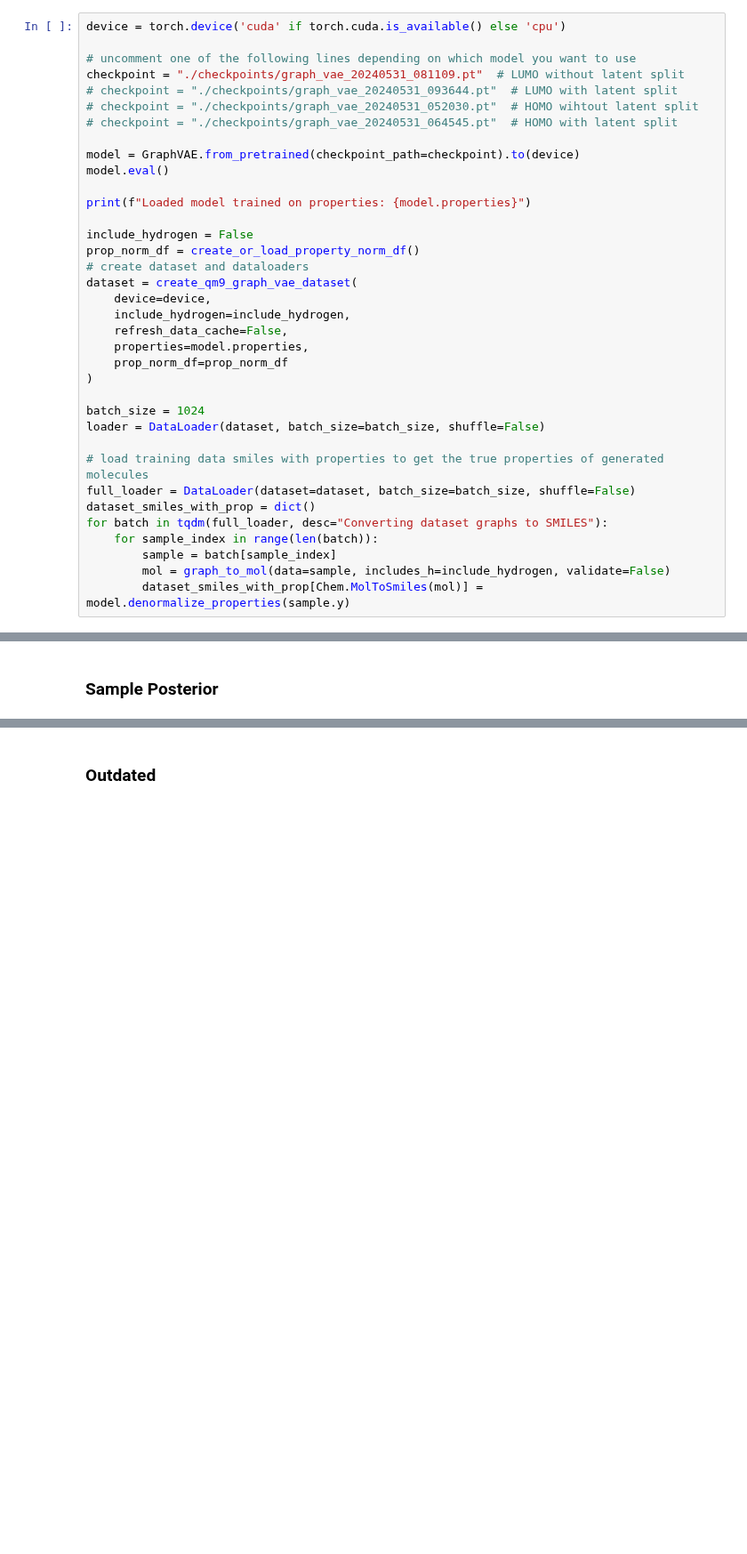
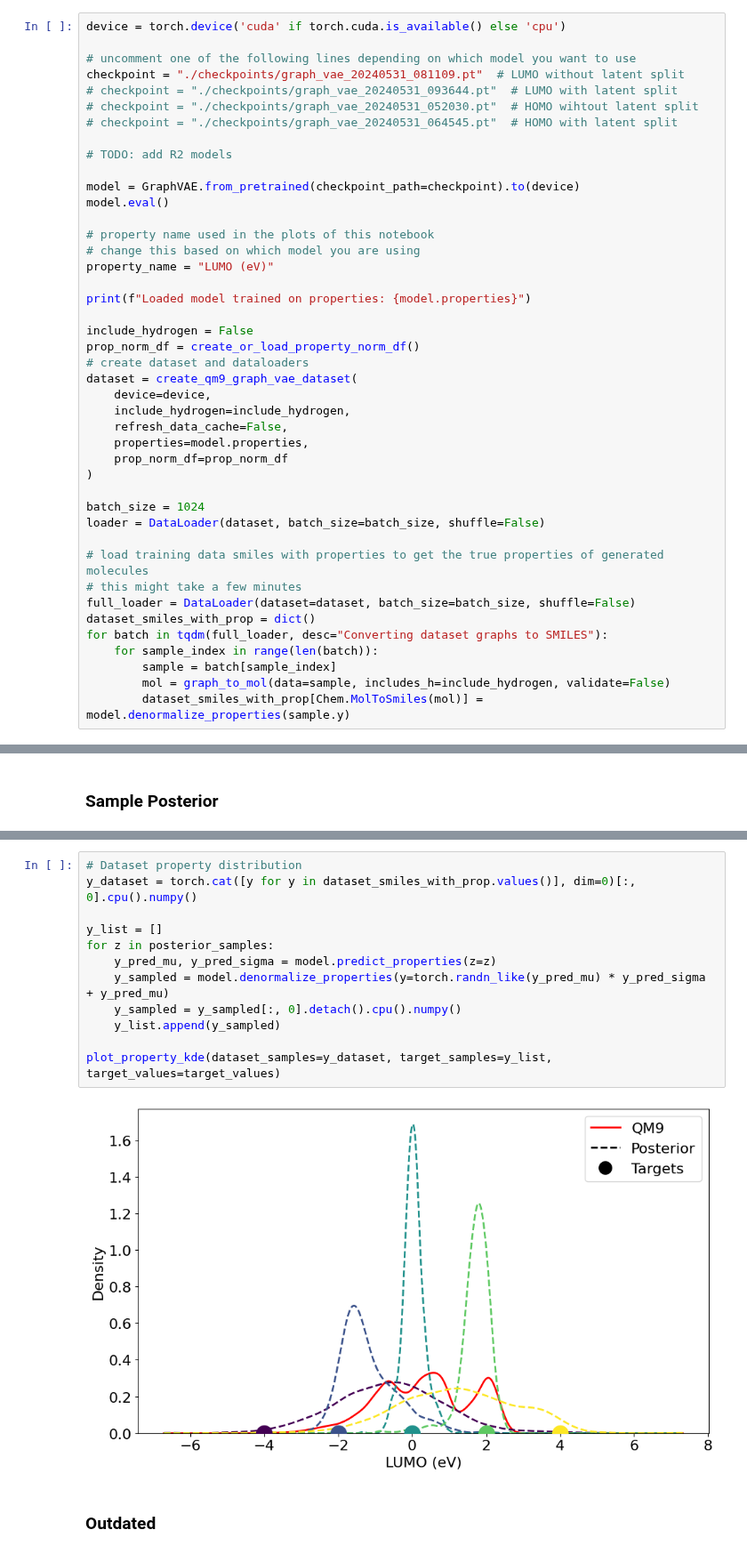
Before and after one commit to pkmtum/Molecular_Generative_Modeling, a Jupyter notebook: source/graph_vae_inverse_design.ipynb, the cells around one changed output, grey strips where cells are left out. Shown at 89% size. Cells and saved outputs as stored; diff of their text form; blank space fills up the shorter version.

Commit message:
Update inverse design notebook

```diff
--- a/source/graph_vae_inverse_design.ipynb
+++ b/source/graph_vae_inverse_design.ipynb
@@ -42,8 +43,14 @@ checkpoint = "./checkpoints/graph_vae_20240531_081109.pt"  # LUMO without latent
 # checkpoint = "./checkpoints/graph_vae_20240531_052030.pt"  # HOMO wihtout latent split
 # checkpoint = "./checkpoints/graph_vae_20240531_064545.pt"  # HOMO with latent split
 
+# TODO: add R2 models
+
 model = GraphVAE.from_pretrained(checkpoint_path=checkpoint).to(device)
 model.eval()
+
+# property name used in the plots of this notebook
+# change this based on which model you are using
+property_name = "LUMO (eV)"
 
 print(f"Loaded model trained on properties: {model.properties}")
 
@@ -62,6 +69,7 @@ batch_size = 1024
 loader = DataLoader(dataset, batch_size=batch_size, shuffle=False)
 
 # load training data smiles with properties to get the true properties of generated molecules
+# this might take a few minutes
 full_loader = DataLoader(dataset=dataset, batch_size=batch_size, shuffle=False)
 dataset_smiles_with_prop = dict()
 for batch in tqdm(full_loader, desc="Converting dataset graphs to SMILES"):
@@ -115,2 +189,16 @@ torch.Size([500, 128])
+# %%
+# Dataset property distribution
+y_dataset = torch.cat([y for y in dataset_smiles_with_prop.values()], dim=0)[:, 0].cpu().numpy()
+
+y_list = []
+for z in posterior_samples:
+    y_pred_mu, y_pred_sigma = model.predict_properties(z=z)
+    y_sampled = model.denormalize_properties(y=torch.randn_like(y_pred_mu) * y_pred_sigma + y_pred_mu)
+    y_sampled = y_sampled[:, 0].detach().cpu().numpy()
+    y_list.append(y_sampled)
+
+plot_property_kde(dataset_samples=y_dataset, target_samples=y_list, target_values=target_values)
+# %% [output]
+[figure, added]
 # %% [markdown]
 ### Outdated
```
Also changed, not shown: parts of 11 cells of this notebook.
